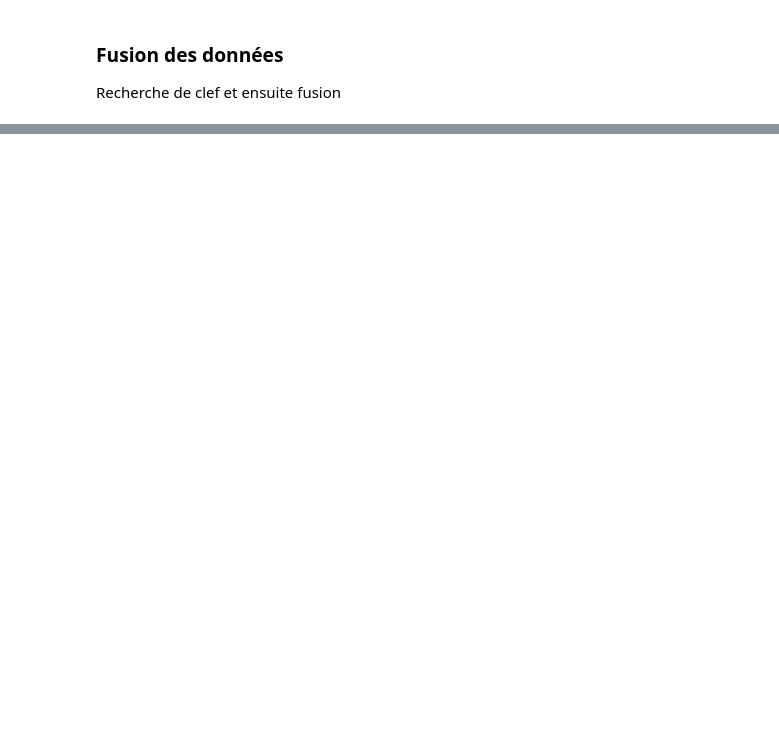
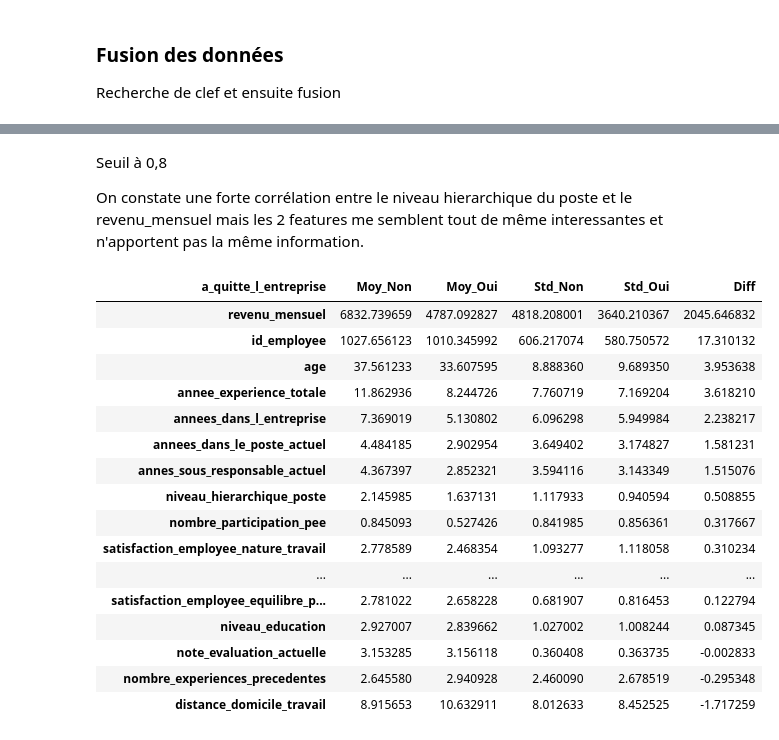
Before and after one commit to EthanChmt/Classifiez_automatiquement_des_informations, a Jupyter notebook: Notebooks/Notebook_1_analyse_exploratoire.ipynb, the cells around one changed output, grey strips where cells are left out. Cells and saved outputs as stored; diff of their text form; code cells hidden in the pictures; blank space fills up the shorter version.

```diff
--- a/Notebooks/Notebook_1_analyse_exploratoire.ipynb
+++ b/Notebooks/Notebook_1_analyse_exploratoire.ipynb
@@ -186,0 +229,37 @@ display(df_final.head(30))
+# %% [markdown]
+Seuil à 0,8
+
+On constate une forte corrélation entre le niveau hierarchique du poste et le revenu_mensuel mais les 2 features me semblent tout de même interessantes et n'apportent pas la même information.
+# %%
+# 1. Moyennes par groupe
+moyennes = tableau_complet.groupby('a_quitte_l_entreprise').mean(numeric_only=True).T.add_prefix('Moy_')
+
+# 2. Ecart-types par groupe
+std = tableau_complet.groupby('a_quitte_l_entreprise').std(numeric_only=True).T.add_prefix('Std_')
+
+# 3. Fusion des deux tableaux
+comparatif = pd.concat([moyennes, std], axis=1)
+
+# 4. Calcul de la différence (Ceux qui restent - Ceux qui partent)
+comparatif['Diff'] = comparatif['Moy_Non'] - comparatif['Moy_Oui']
+
+# Affichage trié par la différence
+display(comparatif.sort_values('Diff', ascending=False))
+# %% [output]
+| a_quitte_l_entreprise | Moy_Non | Moy_Oui | Std_Non | Std_Oui | Diff |
+| revenu_mensuel | 6832.739659 | 4787.092827 | 4818.208001 | 3640.210367 | 2045.646832 |
+| id_employee | 1027.656123 | 1010.345992 | 606.217074 | 580.750572 | 17.310132 |
+| age | 37.561233 | 33.607595 | 8.888360 | 9.689350 | 3.953638 |
+| annee_experience_totale | 11.862936 | 8.244726 | 7.760719 | 7.169204 | 3.618210 |
+| annees_dans_l_entreprise | 7.369019 | 5.130802 | 6.096298 | 5.949984 | 2.238217 |
+| annees_dans_le_poste_actuel | 4.484185 | 2.902954 | 3.649402 | 3.174827 | 1.581231 |
+| annes_sous_responsable_actuel | 4.367397 | 2.852321 | 3.594116 | 3.143349 | 1.515076 |
+| niveau_hierarchique_poste | 2.145985 | 1.637131 | 1.117933 | 0.940594 | 0.508855 |
+| nombre_participation_pee | 0.845093 | 0.527426 | 0.841985 | 0.856361 | 0.317667 |
+| satisfaction_employee_nature_travail | 2.778589 | 2.468354 | 1.093277 | 1.118058 | 0.310234 |
+| ... | ... | ... | ... | ... | ... |
+| satisfaction_employee_equilibre_p... | 2.781022 | 2.658228 | 0.681907 | 0.816453 | 0.122794 |
+| niveau_education | 2.927007 | 2.839662 | 1.027002 | 1.008244 | 0.087345 |
+| note_evaluation_actuelle | 3.153285 | 3.156118 | 0.360408 | 0.363735 | -0.002833 |
+| nombre_experiences_precedentes | 2.645580 | 2.940928 | 2.460090 | 2.678519 | -0.295348 |
+| distance_domicile_travail | 8.915653 | 10.632911 | 8.012633 | 8.452525 | -1.717259 |
```
Also changed, not shown: parts of 15 cells of this notebook, 2 other files.
